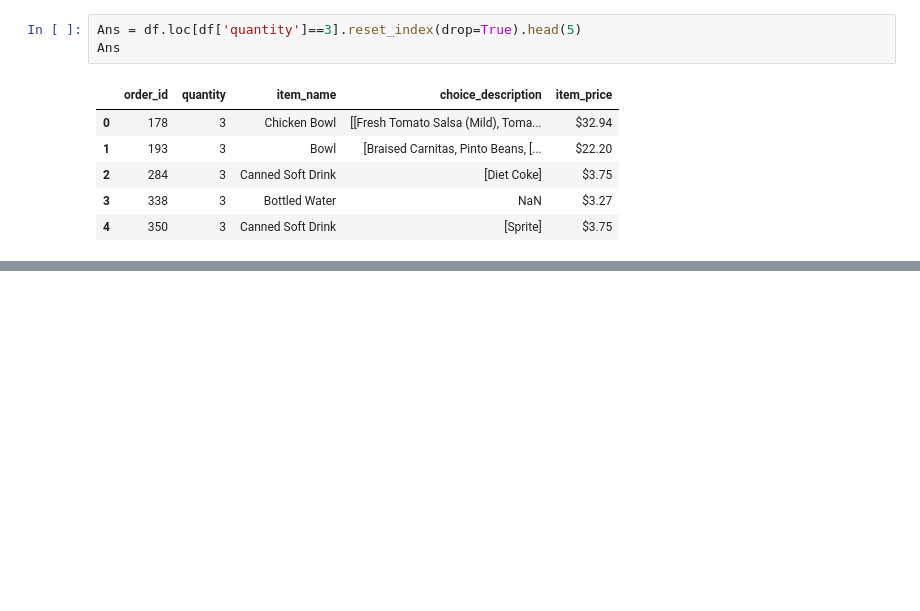
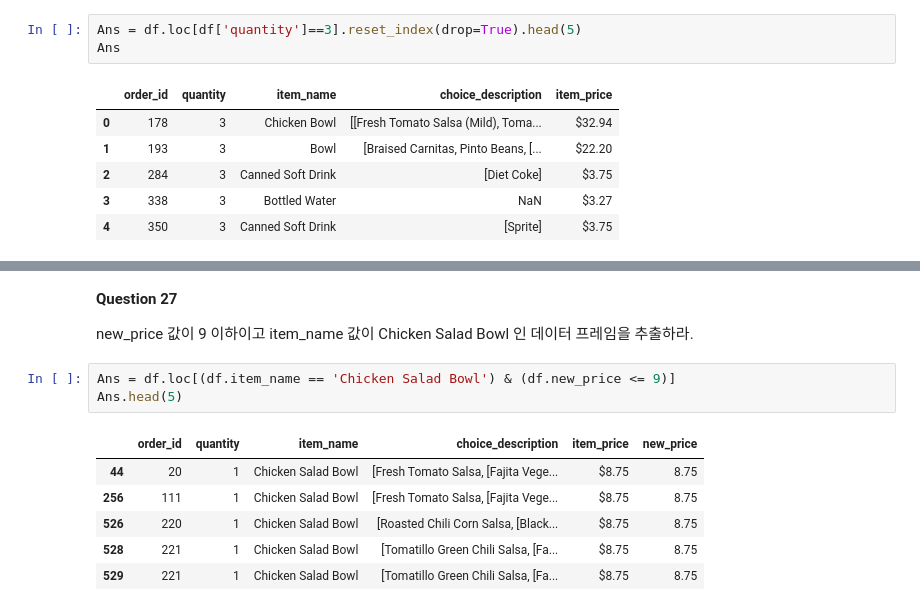
Before and after one commit to cyeon15/Study, a Jupyter notebook: datamanim/데이터 전처리 100 문제/01 Getting & Knowing Data.ipynb, the cells around one changed output, grey strips where cells are left out. Cells and saved outputs as stored; diff of their text form; blank space fills up the shorter version.

```diff
--- a/datamanim/데이터 전처리 100 문제/01 Getting & Knowing Data.ipynb
+++ b/datamanim/데이터 전처리 100 문제/01 Getting & Knowing Data.ipynb
@@ -382,0 +468,14 @@ Ans
+# %% [markdown]
+**Question 27**
+
+new_price 값이 9 이하이고 item_name 값이 Chicken Salad Bowl 인 데이터 프레임을 추출하라.
+# %%
+Ans = df.loc[(df.item_name == 'Chicken Salad Bowl') & (df.new_price <= 9)]
+Ans.head(5)
+# %% [output]
+|  | order_id | quantity | item_name | choice_description | item_price | new_price |
+| 44 | 20 | 1 | Chicken Salad Bowl | [Fresh Tomato Salsa, [Fajita Vege... | $8.75 | 8.75 |
+| 256 | 111 | 1 | Chicken Salad Bowl | [Fresh Tomato Salsa, [Fajita Vege... | $8.75 | 8.75 |
+| 526 | 220 | 1 | Chicken Salad Bowl | [Roasted Chili Corn Salsa, [Black... | $8.75 | 8.75 |
+| 528 | 221 | 1 | Chicken Salad Bowl | [Tomatillo Green Chili Salsa, [Fa... | $8.75 | 8.75 |
+| 529 | 221 | 1 | Chicken Salad Bowl | [Tomatillo Green Chili Salsa, [Fa... | $8.75 | 8.75 |
```
Also changed, not shown: parts of 27 cells of this notebook.
